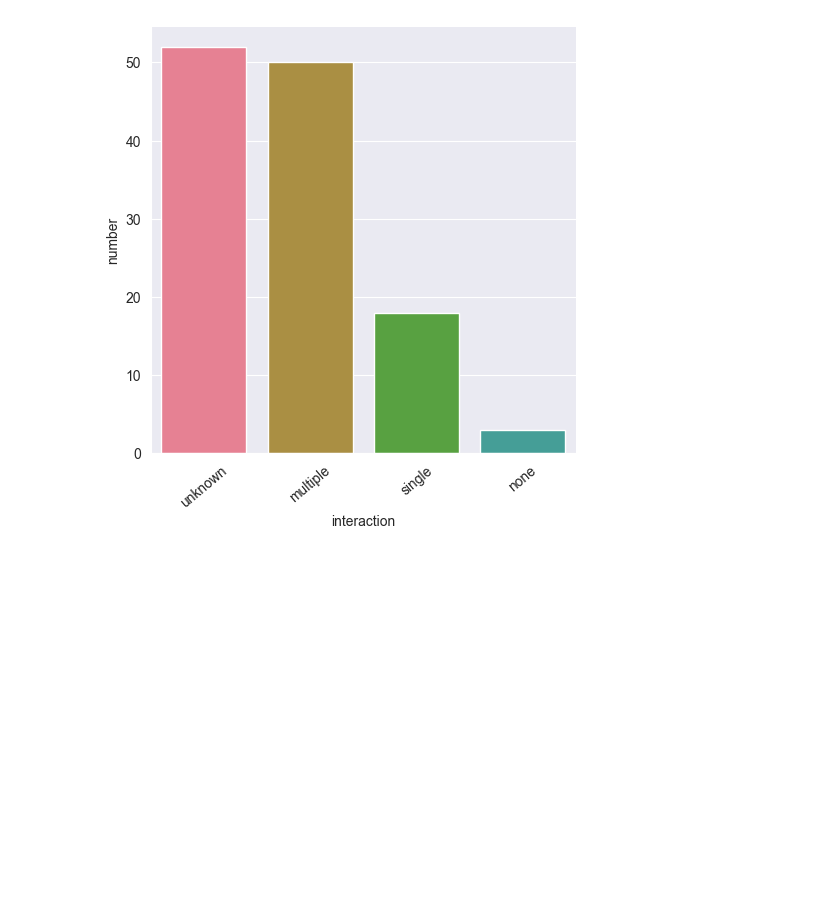
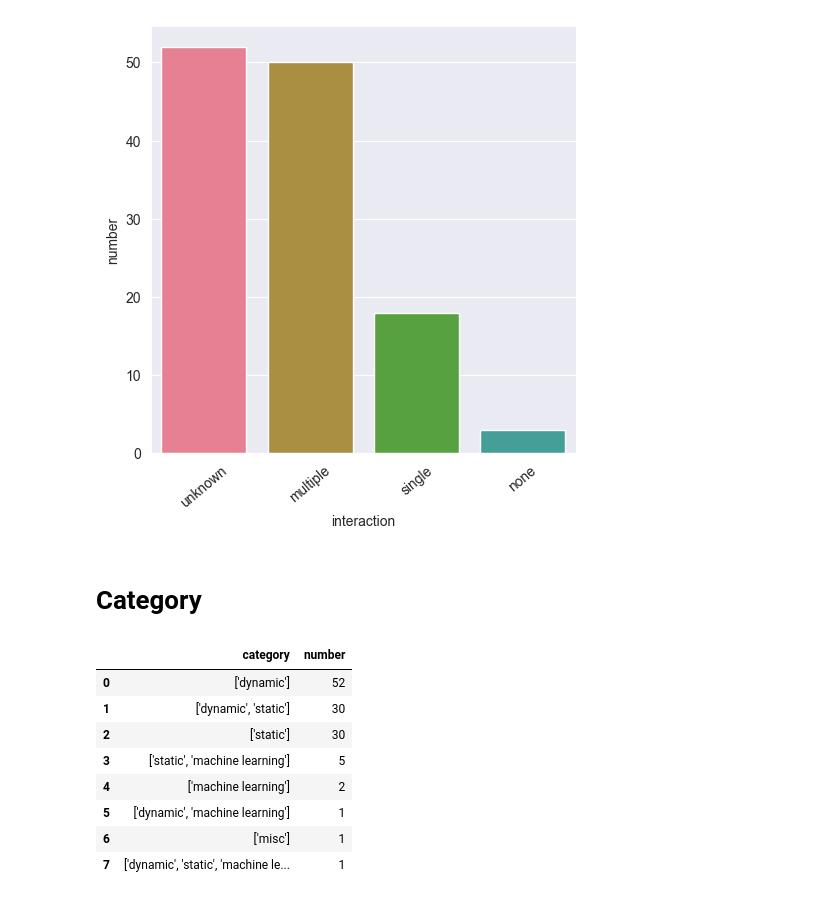
Before and after one commit to m-messer/Automated-Assessment-SLR-Data-Processing, a Jupyter notebook: analysis.ipynb, the cells around one changed output. Cells and saved outputs as stored; diff of their text form; code cells hidden in the pictures; blank space fills up the shorter version.

```diff
--- a/analysis.ipynb
+++ b/analysis.ipynb
@@ -130,3 +130,19 @@ plt.xticks(rotation=40)
 plt.savefig('plots/interaction.png')
 # %% [output]
 [figure]
+# %% [markdown]
+# Category
+# %%
+category = pd.Series([cat for cat in df.category]).value_counts().reset_index()
+category.columns = ["category", 'number']
+category
+# %% [output]
+|  | category | number |
+| 0 | ['dynamic'] | 52 |
+| 1 | ['dynamic', 'static'] | 30 |
+| 2 | ['static'] | 30 |
+| 3 | ['static', 'machine learning'] | 5 |
+| 4 | ['machine learning'] | 2 |
+| 5 | ['dynamic', 'machine learning'] | 1 |
+| 6 | ['misc'] | 1 |
+| 7 | ['dynamic', 'static', 'machine le... | 1 |
```
Also changed, not shown: parts of 3 cells of this notebook, 4 other files.
